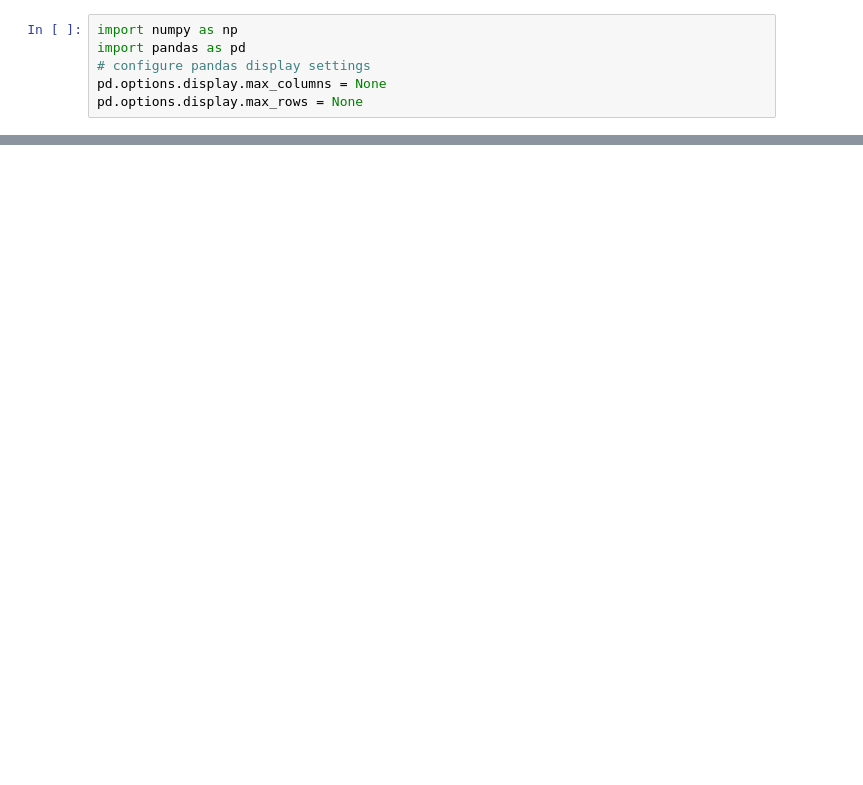
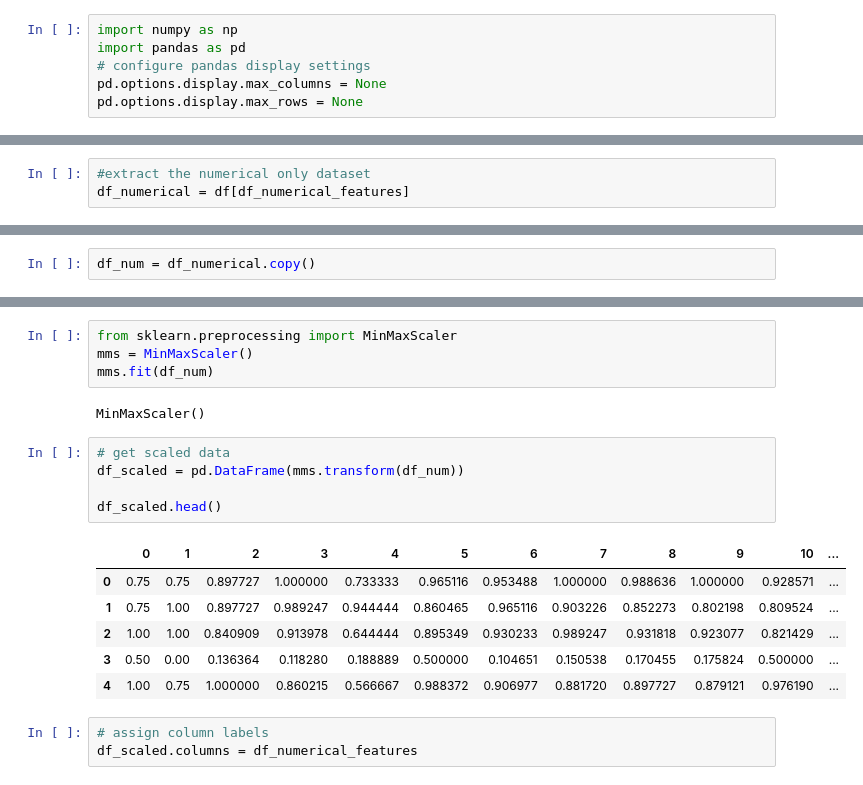
Before and after one commit to mahfuz978/TECH-I.S.---Unsupervised-Learning, a Jupyter notebook: PCA/Mahfuzur_principal_component_analysis.ipynb, the cells around one changed output, grey strips where cells are left out. Cells and saved outputs as stored; diff of their text form; blank space fills up the shorter version.

```diff
--- a/PCA/Mahfuzur_principal_component_analysis.ipynb
+++ b/PCA/Mahfuzur_principal_component_analysis.ipynb
@@ -23,0 +133,3 @@ df.iloc[:, 1:]
+# %%
+#extract the numerical only dataset
+df_numerical = df[df_numerical_features]
@@ -23,0 +165,2 @@ df.iloc[:, 1:]
+# %%
+df_num = df_numerical.copy()
@@ -23,0 +192,21 @@ df.iloc[:, 1:]
+# %%
+from sklearn.preprocessing import MinMaxScaler
+mms = MinMaxScaler()
+mms.fit(df_num)
+# %% [output]
+MinMaxScaler()
+# %%
+# get scaled data
+df_scaled = pd.DataFrame(mms.transform(df_num))
+
+df_scaled.head()
+# %% [output]
+|  | 0 | 1 | 2 | 3 | 4 | 5 | 6 | 7 | 8 | 9 | 10 | ... |
+| 0 | 0.75 | 0.75 | 0.897727 | 1.000000 | 0.733333 | 0.965116 | 0.953488 | 1.000000 | 0.988636 | 1.000000 | 0.928571 | ... |
+| 1 | 0.75 | 1.00 | 0.897727 | 0.989247 | 0.944444 | 0.860465 | 0.965116 | 0.903226 | 0.852273 | 0.802198 | 0.809524 | ... |
+| 2 | 1.00 | 1.00 | 0.840909 | 0.913978 | 0.644444 | 0.895349 | 0.930233 | 0.989247 | 0.931818 | 0.923077 | 0.821429 | ... |
+| 3 | 0.50 | 0.00 | 0.136364 | 0.118280 | 0.188889 | 0.500000 | 0.104651 | 0.150538 | 0.170455 | 0.175824 | 0.500000 | ... |
+| 4 | 1.00 | 0.75 | 1.000000 | 0.860215 | 0.566667 | 0.988372 | 0.906977 | 0.881720 | 0.897727 | 0.879121 | 0.976190 | ... |
+# %%
+# assign column labels
+df_scaled.columns = df_numerical_features
```
Also changed, not shown: parts of 39 cells of this notebook, 3 other files.
